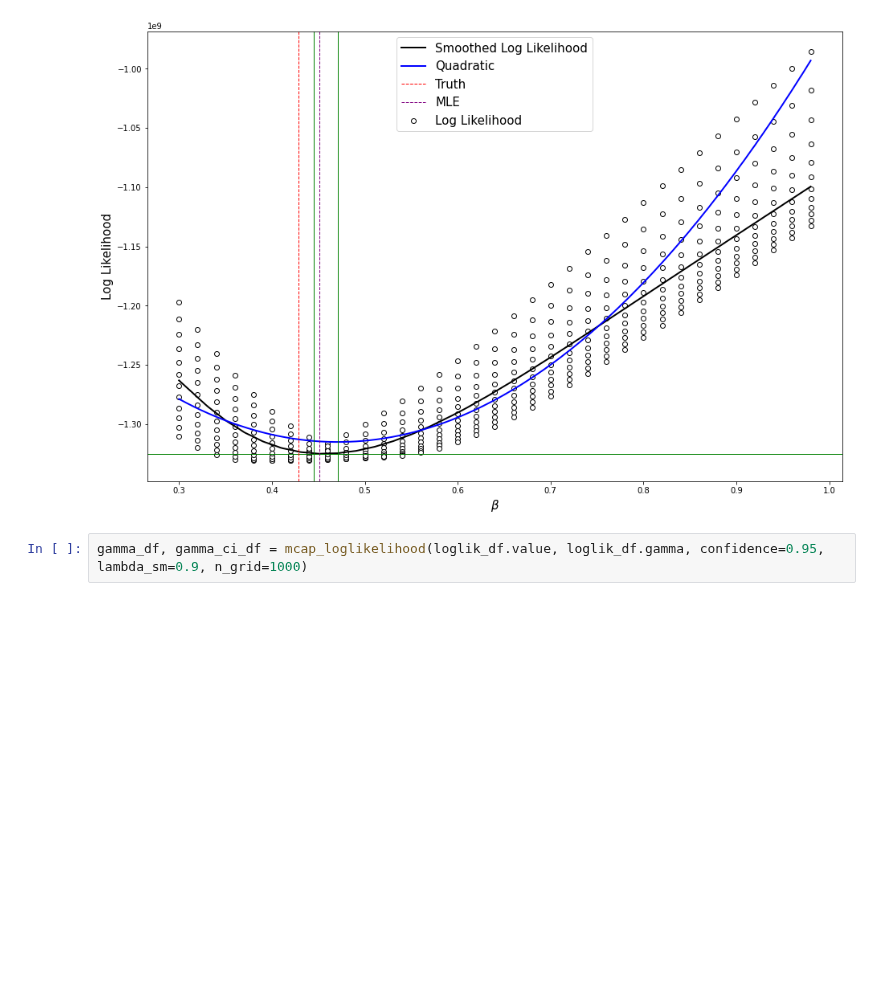
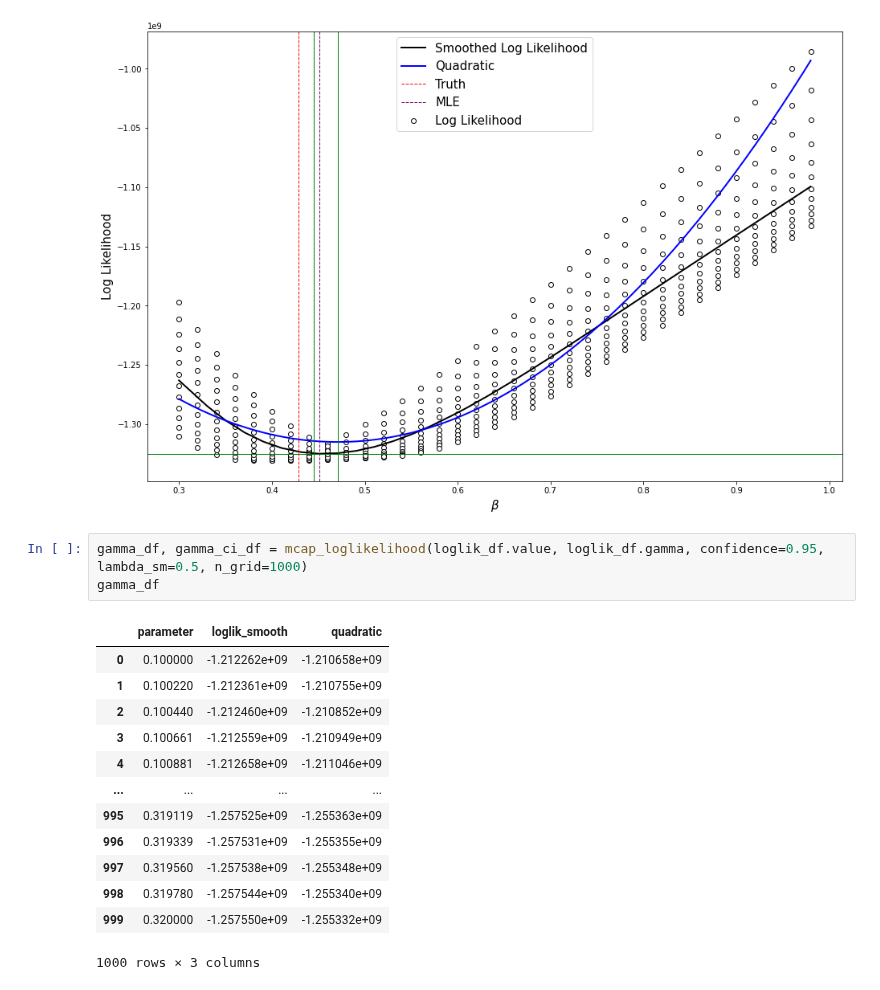
Before and after one commit to ChaosDonkey06/ID_Modeling, a Jupyter notebook: POMP_INFERENCE/MCAP_ConfidenceIntervals.ipynb, the cells around one changed output. Cells and saved outputs as stored; diff of their text form; blank space fills up the shorter version.

```diff
--- a/POMP_INFERENCE/MCAP_ConfidenceIntervals.ipynb
+++ b/POMP_INFERENCE/MCAP_ConfidenceIntervals.ipynb
@@ -155,7 +155,22 @@ ax.legend(fontsize=15)
 <matplotlib.legend.Legend at 0x...>
 [figure]
 # %%
-gamma_df, gamma_ci_df = mcap_loglikelihood(loglik_df.value, loglik_df.gamma, confidence=0.95, lambda_sm=0.9, n_grid=1000)
+gamma_df, gamma_ci_df = mcap_loglikelihood(loglik_df.value, loglik_df.gamma, confidence=0.95, lambda_sm=0.5, n_grid=1000)
+gamma_df
+# %% [output]
+|  | parameter | loglik_smooth | quadratic |
+| 0 | 0.100000 | -1.212262e+09 | -1.210658e+09 |
+| 1 | 0.100220 | -1.212361e+09 | -1.210755e+09 |
+| 2 | 0.100440 | -1.212460e+09 | -1.210852e+09 |
+| 3 | 0.100661 | -1.212559e+09 | -1.210949e+09 |
+| 4 | 0.100881 | -1.212658e+09 | -1.211046e+09 |
+| ... | ... | ... | ... |
+| 995 | 0.319119 | -1.257525e+09 | -1.255363e+09 |
+| 996 | 0.319339 | -1.257531e+09 | -1.255355e+09 |
+| 997 | 0.319560 | -1.257538e+09 | -1.255348e+09 |
+| 998 | 0.319780 | -1.257544e+09 | -1.255340e+09 |
+| 999 | 0.320000 | -1.257550e+09 | -1.255332e+09 |
+1000 rows × 3 columns
 # %%
 
 fig, ax = plt.subplots(1, 1, figsize=(15.5, 10.3))
```
Also changed, not shown: parts of 2 cells of this notebook.
